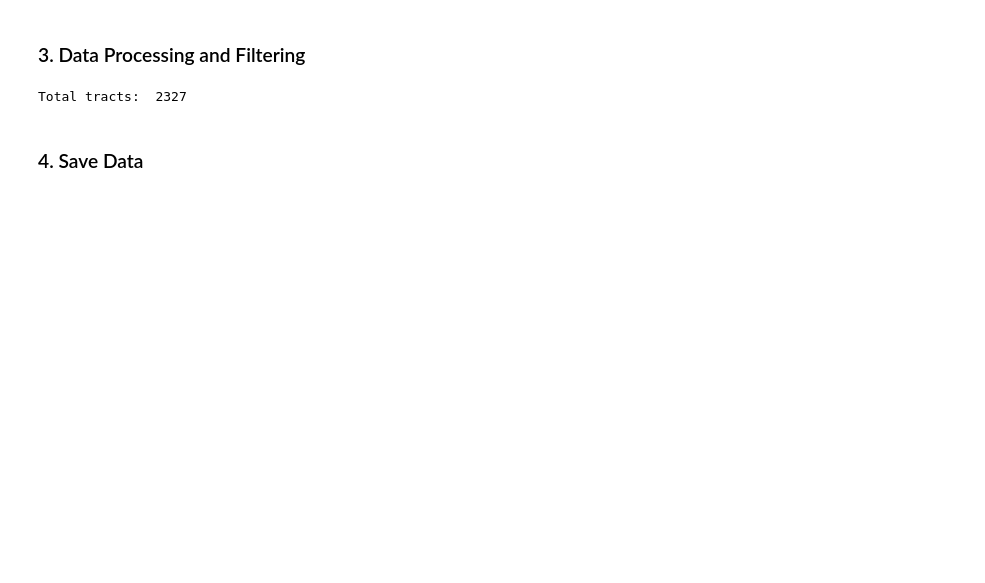
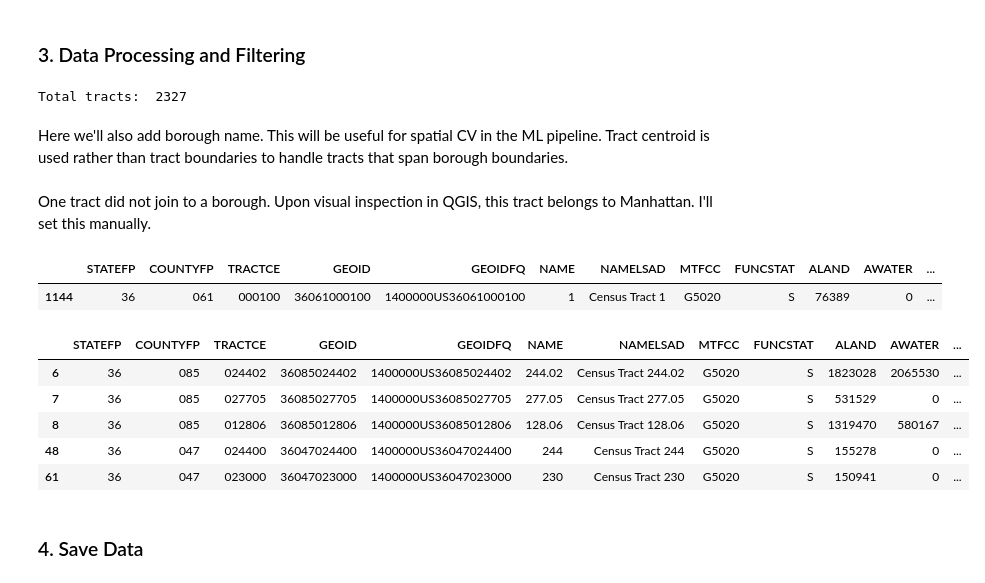
Before and after one commit to yousefja/nori, a Jupyter notebook: notebooks/01_prepare_spatial_backbone.ipynb, the cells around one changed output. Saved outputs shown, nothing was run; the diff lists cells and outputs as text; code cells hidden in the pictures; blank space fills up the shorter version.

```diff
--- a/notebooks/01_prepare_spatial_backbone.ipynb
+++ b/notebooks/01_prepare_spatial_backbone.ipynb
@@ -27,6 +27,7 @@ from pathlib import Path
 # specify filepaths
 path_tracts_shapefile = 'data/raw/tiger_tracts_ny/tl_2025_36_tract.shp'
 path_output_processed_geodata = 'data/processed/nyc_tracts.gpkg'
+path_nyc_boroughs = 'data/raw/nyc_boroughs/nybbwi.shp'
 
 # list of fips codes for nyc - used for filtering whole ny state dataset
 nyc_fips = ["005", "047", "061", "081", "085"]
@@ -42,8 +43,8 @@ os.chdir(project_root)                      # switch to parent directory
 # %% [markdown]
 ### 1. Load Data
 # %%
-# load data
 gdf_tracts = gpd.read_file(path_tracts_shapefile)
+gdf_boroughs = gpd.read_file(path_nyc_boroughs)
 # %% [markdown]
 ### 2. EDA
 # %%
@@ -84,3 +94,38 @@ Total tracts:  2327
 # %%
 # set coordinate reference system
 gdf_tracts_nyc = gdf_tracts_nyc.to_crs(nyc_crs)
+# %% [markdown]
+Here we'll also add borough name. This will be useful for spatial CV in the ML pipeline. Tract centroid is used rather than tract boundaries to handle tracts that span borough boundaries.
+# %%
+# ensure same crs before sjoin
+gdf_boroughs = gdf_boroughs.to_crs(nyc_crs)
+
+# calculate tract centroids for point-in-polygon sjoin
+gdf_tracts_nyc['centroid'] = gdf_tracts_nyc.geometry.centroid
+
+# spatial join between tracts and broughs
+gdf_tracts_nyc = gpd.sjoin(
+    gdf_tracts_nyc.set_geometry('centroid'),
+    gdf_boroughs[['BoroCode', 'BoroName', 'geometry']],
+    how='left',
+    predicate='within'
+)
+
+# drop unneeded columns
+gdf_tracts_nyc.drop(columns=['index_right', 'centroid'], inplace=True)
+
+# make sure all tracts have a borough
+#assert(gdf_tracts_nyc.BoroName.isna().any() == False)
+# %% [markdown]
+One tract did not join to a borough. Upon visual inspection in QGIS, this tract belongs to Manhattan. I'll set this manually.
+# %%
+# find unnasigned tract
+# gdf_tracts_nyc[gdf_tracts_nyc.BoroName.isna()]
+
+# set borough manually
+gdf_tracts_nyc.loc[gdf_tracts_nyc.GEOID == '36061000100', ['BoroName', 'BoroCode']] = ['Manhattan', 1]
+# %%
+gdf_tracts_nyc[gdf_tracts_nyc.GEOID == '36061000100']
+# %% [output]
+|  | STATEFP | COUNTYFP | TRACTCE | GEOID | GEOIDFQ | NAME | NAMELSAD | MTFCC | FUNCSTAT | ALAND | AWATER | ... |
+| 1144 | 36 | 061 | 000100 | 36061000100 | 1400000US36061000100 | 1 | Census Tract 1 | G5020 | S | 76389 | 0 | ... |
@@ -87,3 +134,12 @@ gdf_tracts_nyc = gdf_tracts_nyc.to_crs(nyc_crs)
+# %%
+gdf_tracts_nyc.head()
+# %% [output]
+|  | STATEFP | COUNTYFP | TRACTCE | GEOID | GEOIDFQ | NAME | NAMELSAD | MTFCC | FUNCSTAT | ALAND | AWATER | ... |
+| 6 | 36 | 085 | 024402 | 36085024402 | 1400000US36085024402 | 244.02 | Census Tract 244.02 | G5020 | S | 1823028 | 2065530 | ... |
+| 7 | 36 | 085 | 027705 | 36085027705 | 1400000US36085027705 | 277.05 | Census Tract 277.05 | G5020 | S | 531529 | 0 | ... |
+| 8 | 36 | 085 | 012806 | 36085012806 | 1400000US36085012806 | 128.06 | Census Tract 128.06 | G5020 | S | 1319470 | 580167 | ... |
+| 48 | 36 | 047 | 024400 | 36047024400 | 1400000US36047024400 | 244 | Census Tract 244 | G5020 | S | 155278 | 0 | ... |
+| 61 | 36 | 047 | 023000 | 36047023000 | 1400000US36047023000 | 230 | Census Tract 230 | G5020 | S | 150941 | 0 | ... |
 # %% [markdown]
 ### 4. Save Data
 # %%
```
Also changed, not shown: parts of 3 cells of this notebook, 2 other files.
